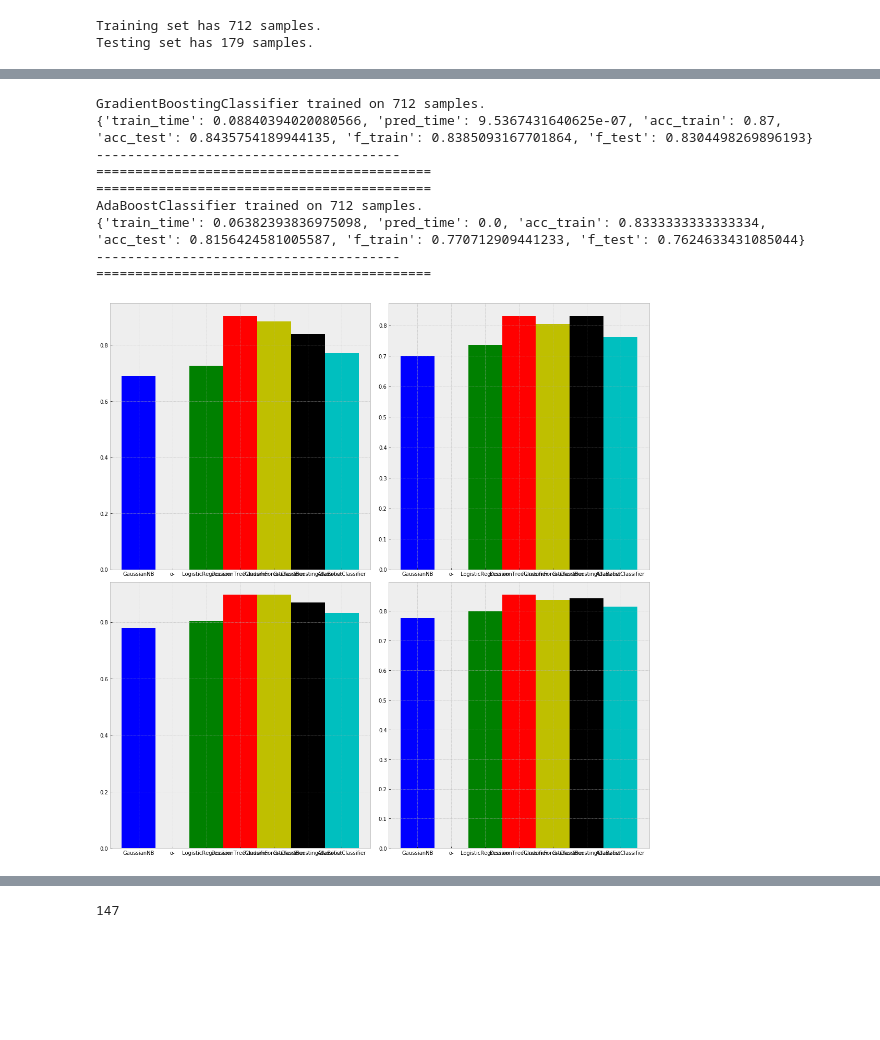
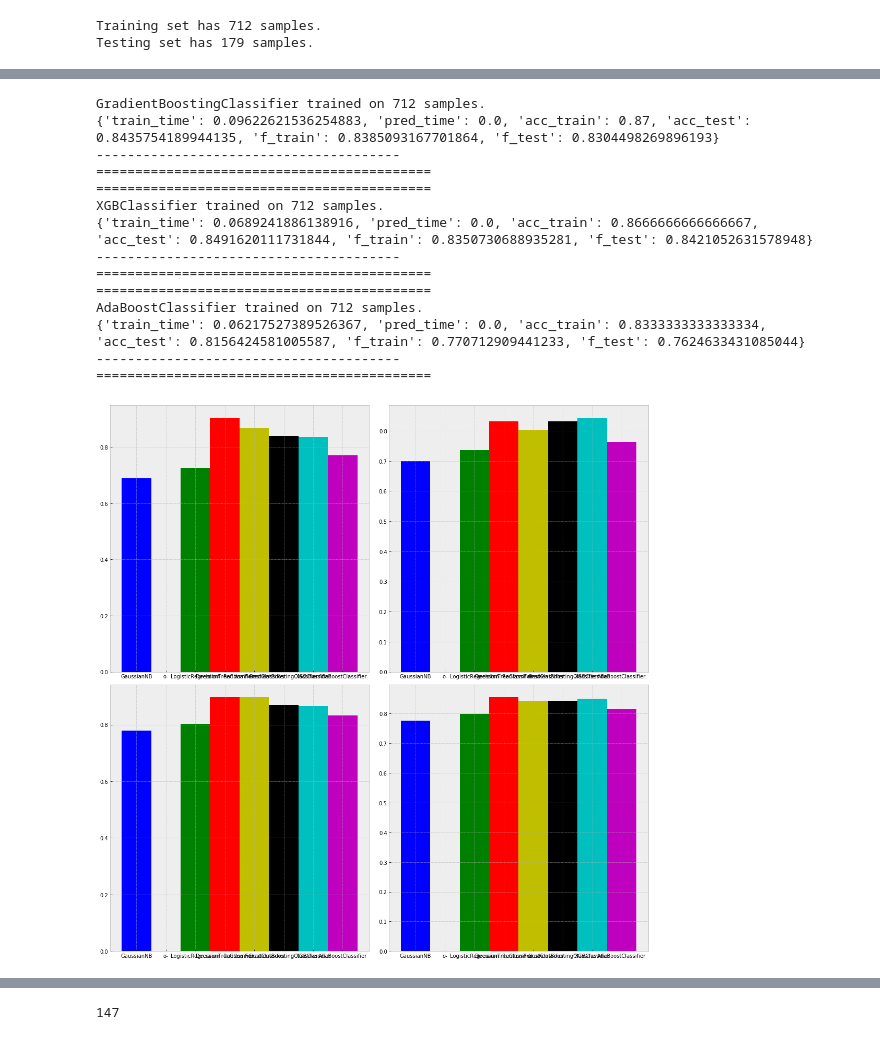
Before and after one commit to Lalit-Yadav-E1483/ML-Practice, a Jupyter notebook: Titanic/old_score_2.ipynb, the cells around one changed output, grey strips where cells are left out. Cells and saved outputs as stored; diff of their text form; code cells hidden in the pictures; blank space fills up the shorter version.

```diff
--- a/Titanic/old_score_2.ipynb
+++ b/Titanic/old_score_2.ipynb
@@ -534,7 +527,7 @@ from sklearn.neighbors import KNeighborsClassifier
 # %%
 models = [GaussianNB(), LogisticRegression(), DecisionTreeClassifier(),
               RandomForestClassifier(n_estimators=100), GradientBoostingClassifier(n_estimators=100),
-             AdaBoostClassifier()]
+             XGBClassifier(), AdaBoostClassifier()]
 samples_100 = len(X_train)
 samples_10 = int(samples_100 * (0.1))
 samples_1 = int(samples_10 * (0.1))
@@ -577,13 +570,18 @@ DecisionTreeClassifier trained on 712 samples.
 ---------------------------------------
 ===========================================
 ===========================================
 GradientBoostingClassifier trained on 712 samples.
-{'train_time': 0.08840394020080566, 'pred_time': 9.5367431640625e-07, 'acc_train': 0.87, 'acc_test': 0.8435754189944135, 'f_train': 0.8385093167701864, 'f_test': 0.8304498269896193}
+{'train_time': 0.09622621536254883, 'pred_time': 0.0, 'acc_train': 0.87, 'acc_test': 0.8435754189944135, 'f_train': 0.8385093167701864, 'f_test': 0.8304498269896193}
+---------------------------------------
+===========================================
+===========================================
+XGBClassifier trained on 712 samples.
+{'train_time': 0.0689241886138916, 'pred_time': 0.0, 'acc_train': 0.8666666666666667, 'acc_test': 0.8491620111731844, 'f_train': 0.8350730688935281, 'f_test': 0.8421052631578948}
 ---------------------------------------
 ===========================================
 ===========================================
 AdaBoostClassifier trained on 712 samples.
-{'train_time': 0.06382393836975098, 'pred_time': 0.0, 'acc_train': 0.8333333333333334, 'acc_test': 0.8156424581005587, 'f_train': 0.770712909441233, 'f_test': 0.7624633431085044}
+{'train_time': 0.06217527389526367, 'pred_time': 0.0, 'acc_train': 0.8333333333333334, 'acc_test': 0.8156424581005587, 'f_train': 0.770712909441233, 'f_test': 0.7624633431085044}
 ---------------------------------------
 ===========================================
-[figure, old version]
+[figure, new version]
```
Also changed, not shown: parts of 17 cells of this notebook, 1 other file.
